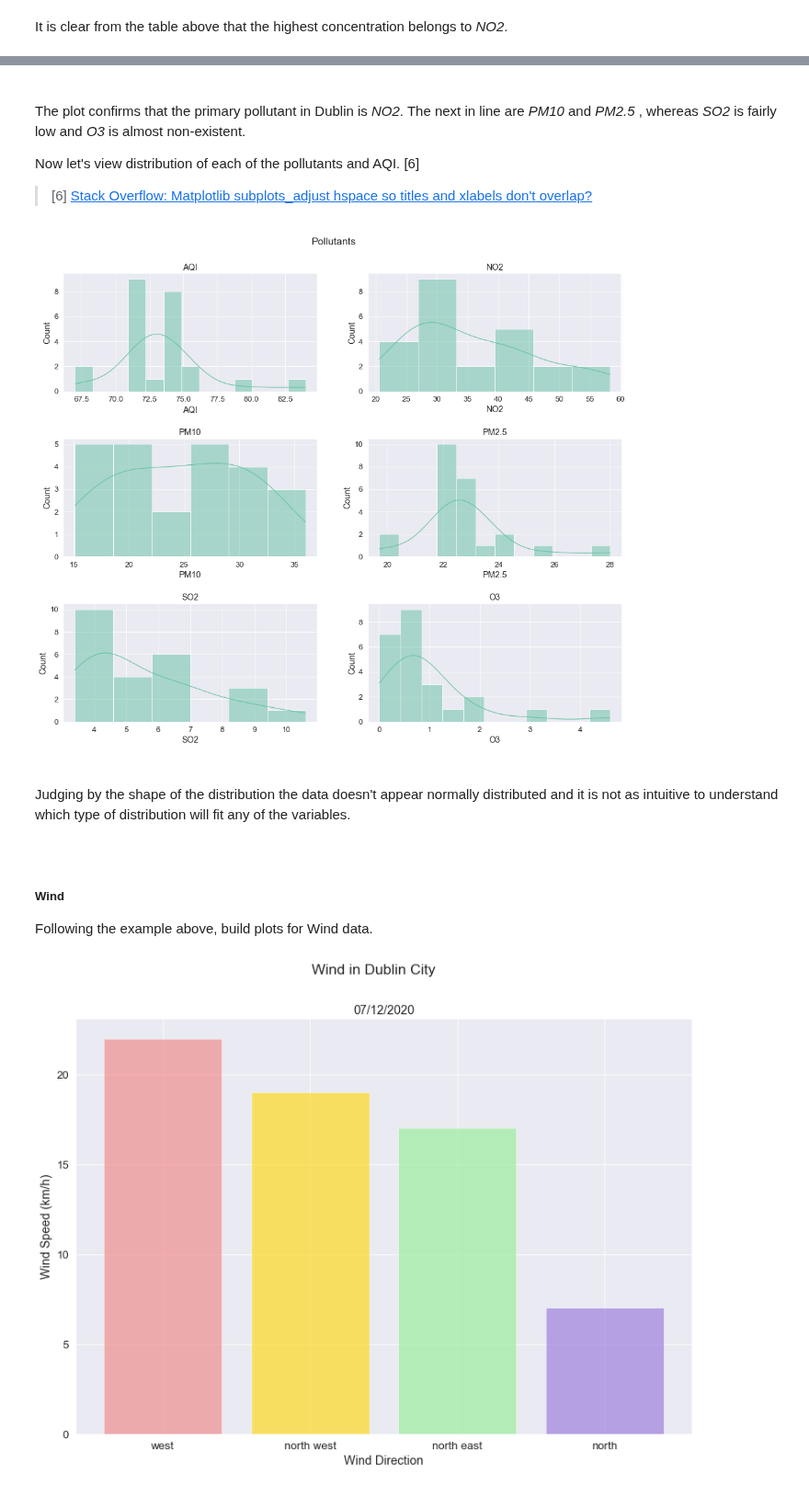
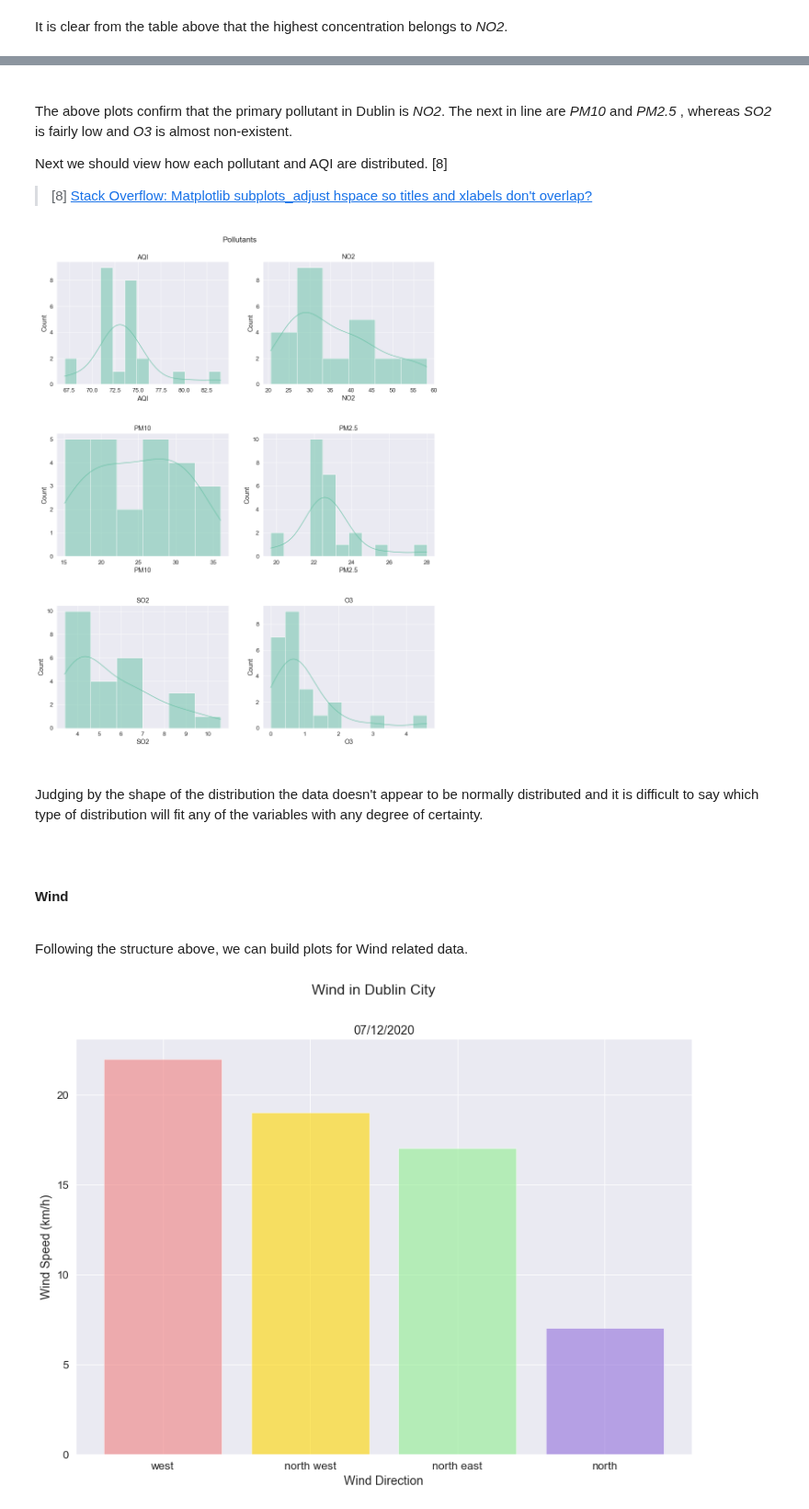
Before and after one commit to olgarozhdestvina/Air-Pollution-in-Dublin, a Jupyter notebook: Dublin_Air_Pollution.ipynb, the cells around one changed output, grey strips where cells are left out. Shown at 92% size. Saved outputs shown, nothing was run; the diff lists cells and outputs as text; code cells hidden in the pictures.

```diff
--- a/Dublin_Air_Pollution.ipynb
+++ b/Dublin_Air_Pollution.ipynb
@@ -181,52 +219,53 @@ plt.show()
 # %% [markdown]
 <br>
 
-The plot confirms that the primary pollutant in Dublin is _NO2_. The next in line are _PM10_ and _PM2.5_ , whereas _SO2_ is fairly low and _O3_ is almost non-existent.
+The above plots confirm that the primary pollutant in Dublin is _NO2_. The next in line are _PM10_ and _PM2.5_ , whereas _SO2_ is fairly low and _O3_ is almost non-existent.
 
+Next we should view how each pollutant and AQI are distributed. [8]
 
-Now let's view distribution of each of the pollutants and AQI. [6]
-
-> [6] [Stack Overflow: Matplotlib subplots_adjust hspace so titles and xlabels don't overlap?
+> [8] [Stack Overflow: Matplotlib subplots_adjust hspace so titles and xlabels don't overlap?
 ](https://stackoverflow.com/questions/2418125/matplotlib-subplots-adjust-hspace-so-titles-and-xlabels-dont-overlap)
 # %%
 # Create a figure and a set of subplots 3x2 and change plot size.
-fig, [[ax1, ax2],[ax3,ax4],[ax5,ax6]] = plt.subplots(3,2, figsize=(17,14))
+fig, [[ax1, ax2],[ax3,ax4],[ax5,ax6]] = plt.subplots(3,2, figsize=(15,19))
 
-#Set a title.
-fig.suptitle("Pollutants", y=0.94)
+# Set a title.
+fig.suptitle("Pollutants", y=0.92)
 
-# Adjust subplots so the title don't overlap
+# Adjust subplots so the title don't overlap.
 plt.subplots_adjust(hspace=0.4)
 
 def hist(data, ax):
     """ Fuction to build a histogram"""
     # Plot data.
     sns.histplot(df[data], kde=True, ax=ax)
     # Set title.
     ax.set_title(f"{data}")
 
 # Plot the data.
 hist('AQI',ax1)
 hist('NO2',ax2)
 hist('PM10',ax3)
 hist('PM2.5',ax4)
 hist('SO2',ax5)
 hist('O3',ax6)
 
 # Show the plots.
 plt.show()
 # %% [output]
-[figure, old version]
+[figure, new version]
 # %% [markdown]
 <br>
 
-Judging by the shape of the distribution the data doesn't appear normally distributed and it is not as intuitive to understand which type of distribution will fit any of the variables.
+Judging by the shape of the distribution the data doesn't appear to be normally distributed and it is difficult to say which type of distribution will fit any of the variables with any degree of certainty.
 # %% [markdown]
 <br>
 
-##### Wind <a name="wind"></a>
+#### Wind <a name="wind"></a>
 
-Following the example above, build plots for Wind data.
+<br>
+
+Following the structure above, we can build plots for Wind related data.
 # %%
 # Separate wind related values.
 wind = df[['Wind', "Wind Direction"]]
```
Also changed, not shown: parts of 78 cells of this notebook.
